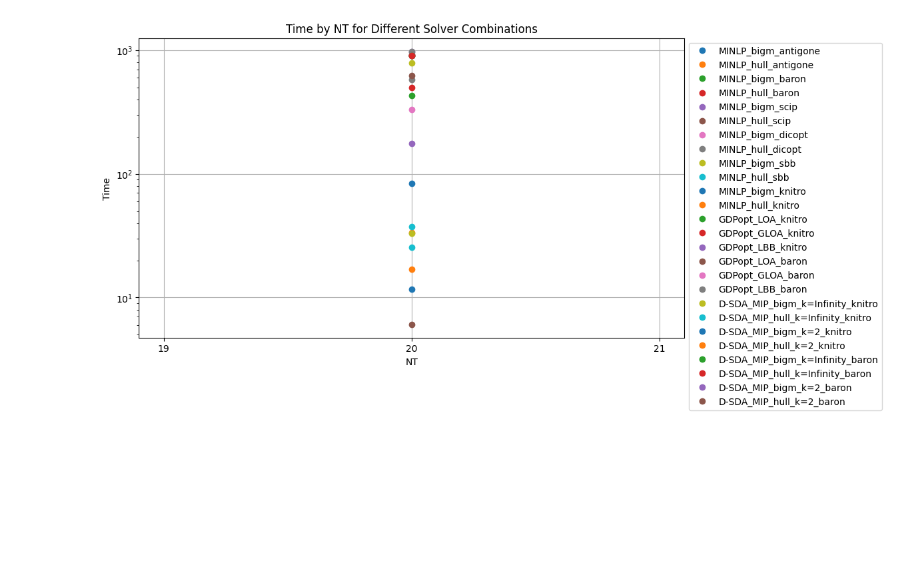
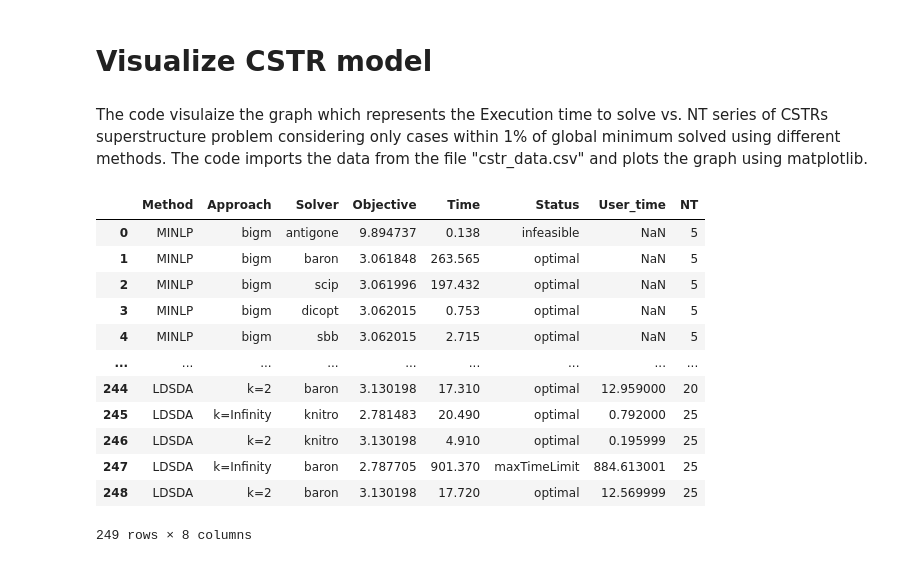
Before and after one commit to SECQUOIA/dsda-gdp, a Jupyter notebook: results/visualcstr.ipynb, the cells around one changed output. Cells and saved outputs as stored; diff of their text form; code cells hidden in the pictures; blank space fills up the shorter version.

```diff
--- a/results/visualcstr.ipynb
+++ b/results/visualcstr.ipynb
@@ -1 +1,3 @@
+# %% [markdown]
+# Visualize CSTR model
 # %%
@@ -5,35 +9,19 @@ import pandas as pd
-# %%
-df = pd.read_csv('cstr_results_new.csv')
-
-# Concatenate Method, Approach, and Solver columns
-df['Method_Approach_Solver'] = df['Method'] + '_' + df['Approach'] + '_' + df['Solver']
-
-# Plotting
-fig, ax = plt.subplots(figsize=(12, 6))
-all_combinations = pd.Series(df['Method_Approach_Solver'].unique())
-
-# Use all combinations
-combinations = all_combinations
-
-# Filter only on one condition (those of MINLP)
-# combinations = all_combinations[all_combinations.str.contains('D-SDA')]
-
-
-# # Filter only on two conditions (those of MINLP and baron)
-# combinations = all_combinations[all_combinations.str.contains(r'^(?=.*D-SDA)(?=.*Infinity)')]
-
-for combination in combinations:
-    subset = df[(df['Method_Approach_Solver'] == combination) & (df['Status'] != 'infeasible')]
-    plt.plot(subset['NT'], subset['Time'], label=combination, marker='o', linestyle='None')
-
-plt.xlabel('NT')
-plt.yscale('log')
-plt.ylabel('Time')
-plt.legend(loc='upper left', bbox_to_anchor=(1,1))
-plt.title('Time by NT for Different Solver Combinations')
-plt.grid(True)
-plt.tight_layout()
-ax.xaxis.set_major_locator(MaxNLocator(integer=True))
-plt.show()
-# %% [output]
-[figure, removed]
+# %% [markdown]
+The code visulaize the graph which represents the Execution time to solve vs. NT series of CSTRs superstructure problem considering only cases within 1% of global minimum solved using different methods. The code imports the data from the file "cstr_data.csv" and plots the graph using matplotlib.
+# %%
+df = pd.read_csv('cstr_results_new.csv')
+df
+# %% [output]
+|  | Method | Approach | Solver | Objective | Time | Status | User_time | NT |
+| 0 | MINLP | bigm | antigone | 9.894737 | 0.138 | infeasible | NaN | 5 |
+| 1 | MINLP | bigm | baron | 3.061848 | 263.565 | optimal | NaN | 5 |
+| 2 | MINLP | bigm | scip | 3.061996 | 197.432 | optimal | NaN | 5 |
+| 3 | MINLP | bigm | dicopt | 3.062015 | 0.753 | optimal | NaN | 5 |
+| 4 | MINLP | bigm | sbb | 3.062015 | 2.715 | optimal | NaN | 5 |
+| ... | ... | ... | ... | ... | ... | ... | ... | ... |
+| 244 | LDSDA | k=2 | baron | 3.130198 | 17.310 | optimal | 12.959000 | 20 |
+| 245 | LDSDA | k=Infinity | knitro | 2.781483 | 20.490 | optimal | 0.792000 | 25 |
+| 246 | LDSDA | k=2 | knitro | 3.130198 | 4.910 | optimal | 0.195999 | 25 |
+| 247 | LDSDA | k=Infinity | baron | 2.787705 | 901.370 | maxTimeLimit | 884.613001 | 25 |
+| 248 | LDSDA | k=2 | baron | 3.130198 | 17.720 | optimal | 12.569999 | 25 |
+249 rows × 8 columns
```
Also changed, not shown: parts of 5 cells of this notebook, 2 other files.
